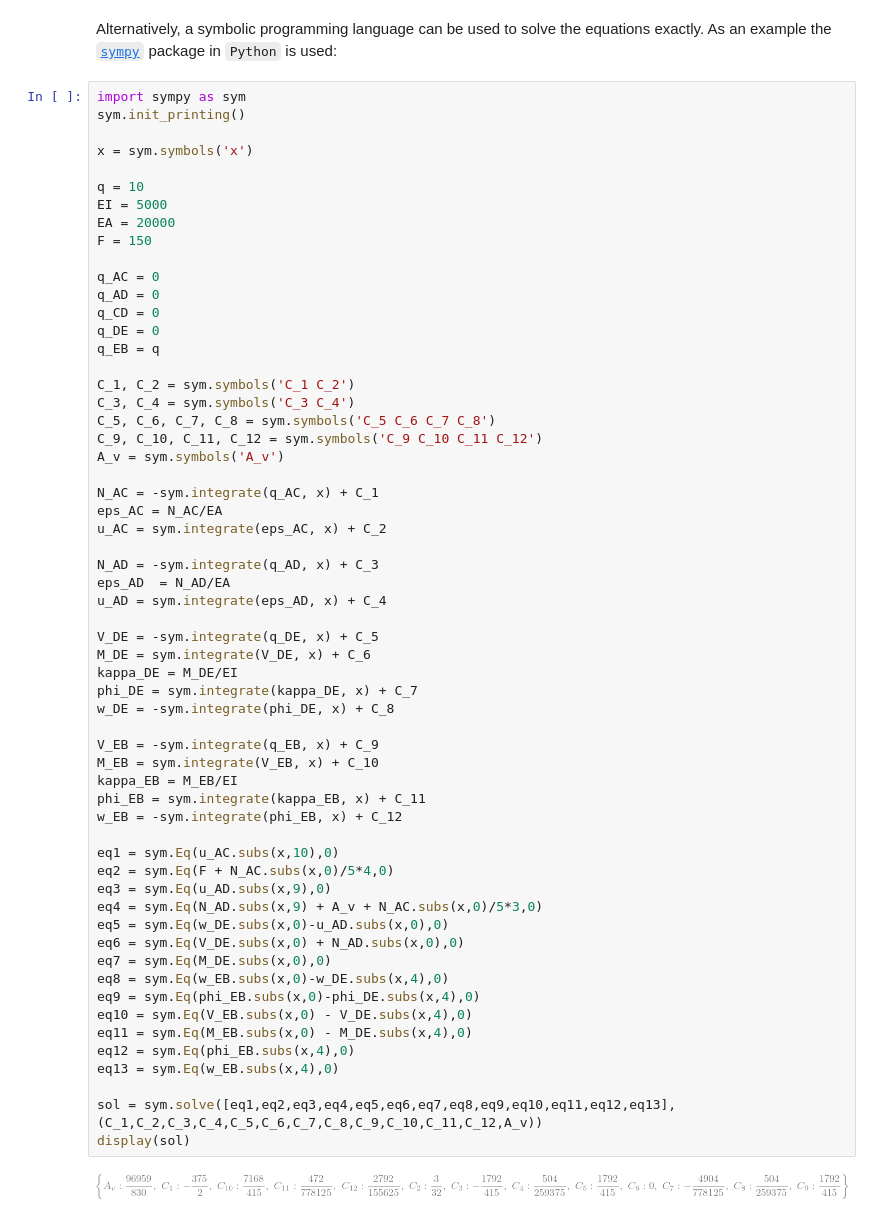
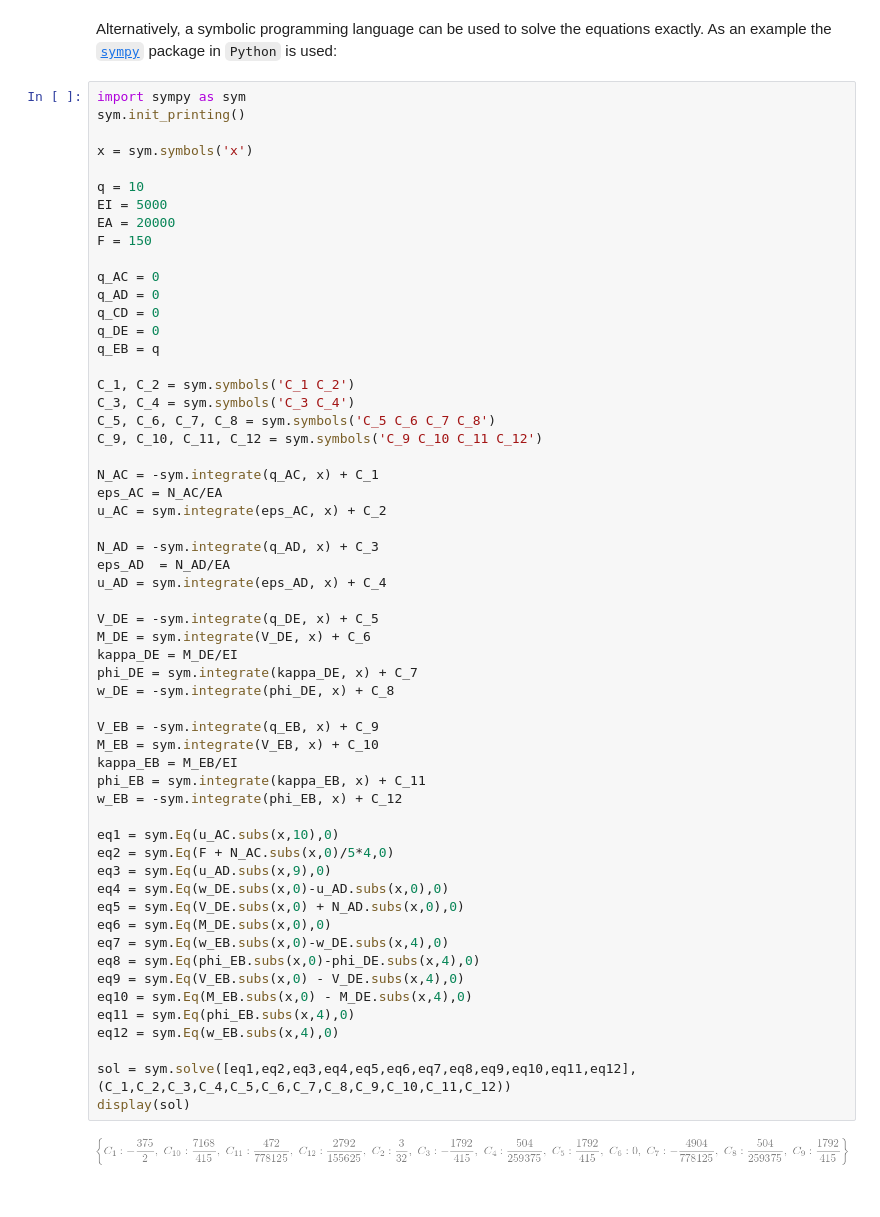
Before and after one commit to TeachBooks/bridging_mechanics, a Jupyter notebook: book/week_2/session_1/intro.ipynb, the cells around one changed output. Saved outputs shown, nothing was run; the diff lists cells and outputs as text.

```diff
--- a/book/week_2/session_1/intro.ipynb
+++ b/book/week_2/session_1/intro.ipynb
@@ -458,43 +440,41 @@ C_1, C_2 = sym.symbols('C_1 C_2')
 C_3, C_4 = sym.symbols('C_3 C_4')
 C_5, C_6, C_7, C_8 = sym.symbols('C_5 C_6 C_7 C_8')
 C_9, C_10, C_11, C_12 = sym.symbols('C_9 C_10 C_11 C_12')
-A_v = sym.symbols('A_v')
 
 N_AC = -sym.integrate(q_AC, x) + C_1
 eps_AC = N_AC/EA
 u_AC = sym.integrate(eps_AC, x) + C_2
 
 N_AD = -sym.integrate(q_AD, x) + C_3
 eps_AD  = N_AD/EA
 u_AD = sym.integrate(eps_AD, x) + C_4
 
 V_DE = -sym.integrate(q_DE, x) + C_5
 M_DE = sym.integrate(V_DE, x) + C_6
 kappa_DE = M_DE/EI
 phi_DE = sym.integrate(kappa_DE, x) + C_7
 w_DE = -sym.integrate(phi_DE, x) + C_8
 
 V_EB = -sym.integrate(q_EB, x) + C_9
 M_EB = sym.integrate(V_EB, x) + C_10
 kappa_EB = M_EB/EI
 phi_EB = sym.integrate(kappa_EB, x) + C_11
 w_EB = -sym.integrate(phi_EB, x) + C_12
 
 eq1 = sym.Eq(u_AC.subs(x,10),0)
 eq2 = sym.Eq(F + N_AC.subs(x,0)/5*4,0)
 eq3 = sym.Eq(u_AD.subs(x,9),0)
-eq4 = sym.Eq(N_AD.subs(x,9) + A_v + N_AC.subs(x,0)/5*3,0)
-eq5 = sym.Eq(w_DE.subs(x,0)-u_AD.subs(x,0),0)
-eq6 = sym.Eq(V_DE.subs(x,0) + N_AD.subs(x,0),0)
-eq7 = sym.Eq(M_DE.subs(x,0),0)
-eq8 = sym.Eq(w_EB.subs(x,0)-w_DE.subs(x,4),0)
-eq9 = sym.Eq(phi_EB.subs(x,0)-phi_DE.subs(x,4),0)
-eq10 = sym.Eq(V_EB.subs(x,0) - V_DE.subs(x,4),0)
-eq11 = sym.Eq(M_EB.subs(x,0) - M_DE.subs(x,4),0)
-eq12 = sym.Eq(phi_EB.subs(x,4),0)
-eq13 = sym.Eq(w_EB.subs(x,4),0)
+eq4 = sym.Eq(w_DE.subs(x,0)-u_AD.subs(x,0),0)
+eq5 = sym.Eq(V_DE.subs(x,0) + N_AD.subs(x,0),0)
+eq6 = sym.Eq(M_DE.subs(x,0),0)
+eq7 = sym.Eq(w_EB.subs(x,0)-w_DE.subs(x,4),0)
+eq8 = sym.Eq(phi_EB.subs(x,0)-phi_DE.subs(x,4),0)
+eq9 = sym.Eq(V_EB.subs(x,0) - V_DE.subs(x,4),0)
+eq10 = sym.Eq(M_EB.subs(x,0) - M_DE.subs(x,4),0)
+eq11 = sym.Eq(phi_EB.subs(x,4),0)
+eq12 = sym.Eq(w_EB.subs(x,4),0)
 
-sol = sym.solve([eq1,eq2,eq3,eq4,eq5,eq6,eq7,eq8,eq9,eq10,eq11,eq12,eq13],(C_1,C_2,C_3,C_4,C_5,C_6,C_7,C_8,C_9,C_10,C_11,C_12,A_v))
+sol = sym.solve([eq1,eq2,eq3,eq4,eq5,eq6,eq7,eq8,eq9,eq10,eq11,eq12],(C_1,C_2,C_3,C_4,C_5,C_6,C_7,C_8,C_9,C_10,C_11,C_12))
 display(sol)
 # %% [output]
-[figure, old version]
+[figure, new version]
```
Also changed, not shown: parts of 7 cells of this notebook.
